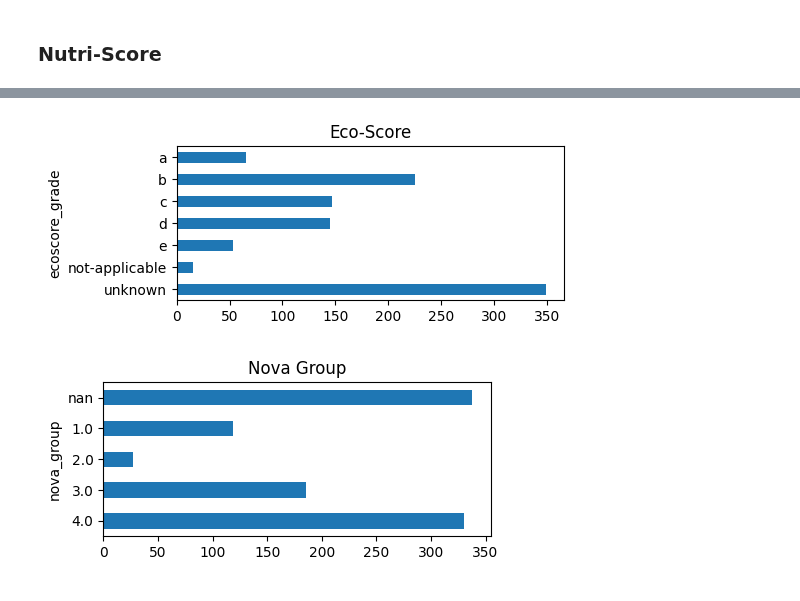
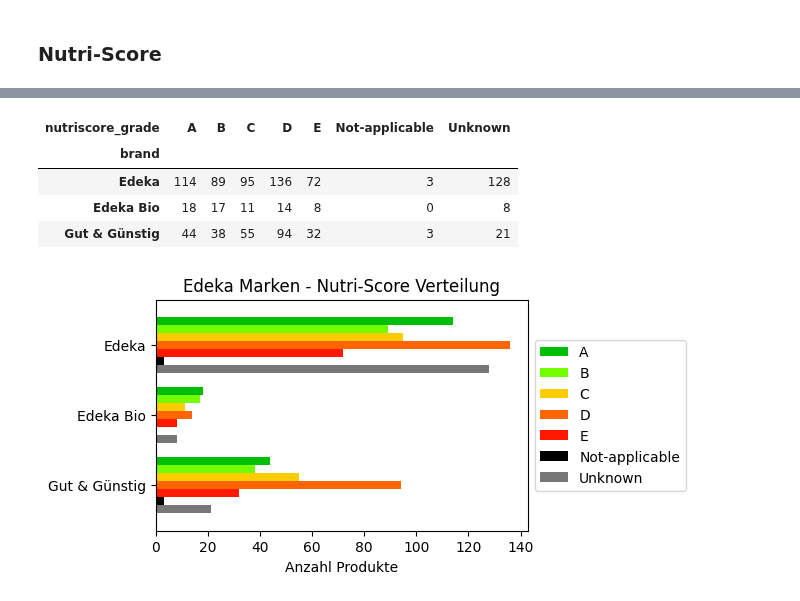
Before and after one commit to goerlitz/openfoodfacts-data-analysis, a Jupyter notebook: notebooks/03_analyze_off_edeka.ipynb, the cells around one changed output, grey strips where cells are left out. Cells and saved outputs as stored; diff of their text form; code cells hidden in the pictures.

```diff
--- a/notebooks/03_analyze_off_edeka.ipynb
+++ b/notebooks/03_analyze_off_edeka.ipynb
@@ -162,2 +167,22 @@ Name: count, dtype: int64
+# %%
+# replace missing nutri-score value with already used value "unknown"
+prod_df.nutriscore_grade = prod_df.nutriscore_grade.fillna("unknown").str.capitalize()
 # %%
-nutriscore_colors = ['#00BF00', '#73FF00', '#FFCC00', '#FF6600', '#FF1900', '#000', '#555', '#777']
+nutriscore_colors = ['#00BF00', '#73FF00', '#FFCC00', '#FF6600', '#FF1900', '#000', '#777']
+nova_group_colors = ['#73FF00', '#FFCC00', '#FF6600', '#FF1900', '#777']
+
+def group_count(df: pd.DataFrame, by: str, dim:str):
+    return df.groupby(by)[dim].value_counts(dropna=False).sort_index(ascending=True).unstack(fill_value=0)
+
+def plot_groups(df: pd.DataFrame, color, title=None, xlabel=None, figsize=(6,3), ):
+    ax = df.plot.barh(color=color, figsize=figsize, width=0.8, title=title)
+    ax.invert_yaxis()
+
+    # Shrink current axis by 20%
+    box = ax.get_position()
+    ax.set_position([box.x0, box.y0, box.width * 0.8, box.height])
+
+    # Put a legend to the right of the current axis
+    ax.legend(loc='center left', bbox_to_anchor=(1, 0.5))
+    ax.set_ylabel(None)
+    ax.set_xlabel(xlabel);
@@ -196,8 +189,11 @@ ax.set_xlabel("Anzahl Produkte");
-# %%
-prod_df.ecoscore_grade.value_counts(dropna=False).sort_index(ascending=False).plot.barh(figsize=(5,2), title="Eco-Score");
-# %% [output]
-[figure, removed]
-# %%
-prod_df.nova_group.value_counts(dropna=False).sort_index(ascending=False).plot.barh(figsize=(5,2), title="Nova Group");
-# %% [output]
-[figure, removed]
+# %%
+nutri_counts = group_count(prod_df, "brand", "nutriscore_grade")
+display(nutri_counts)
+plot_groups(nutri_counts, nutriscore_colors, title="Edeka Marken - Nutri-Score Verteilung", xlabel="Anzahl Produkte")
+# %% [output]
+| nutriscore_grade | A | B | C | D | E | Not-applicable | Unknown |
+| brand |  |  |  |  |  |  |  |
+| Edeka | 114 | 89 | 95 | 136 | 72 | 3 | 128 |
+| Edeka Bio | 18 | 17 | 11 | 14 | 8 | 0 | 8 |
+| Gut & Günstig | 44 | 38 | 55 | 94 | 32 | 3 | 21 |
+[figure, added]
```
Also changed, not shown: parts of 10 cells of this notebook.
